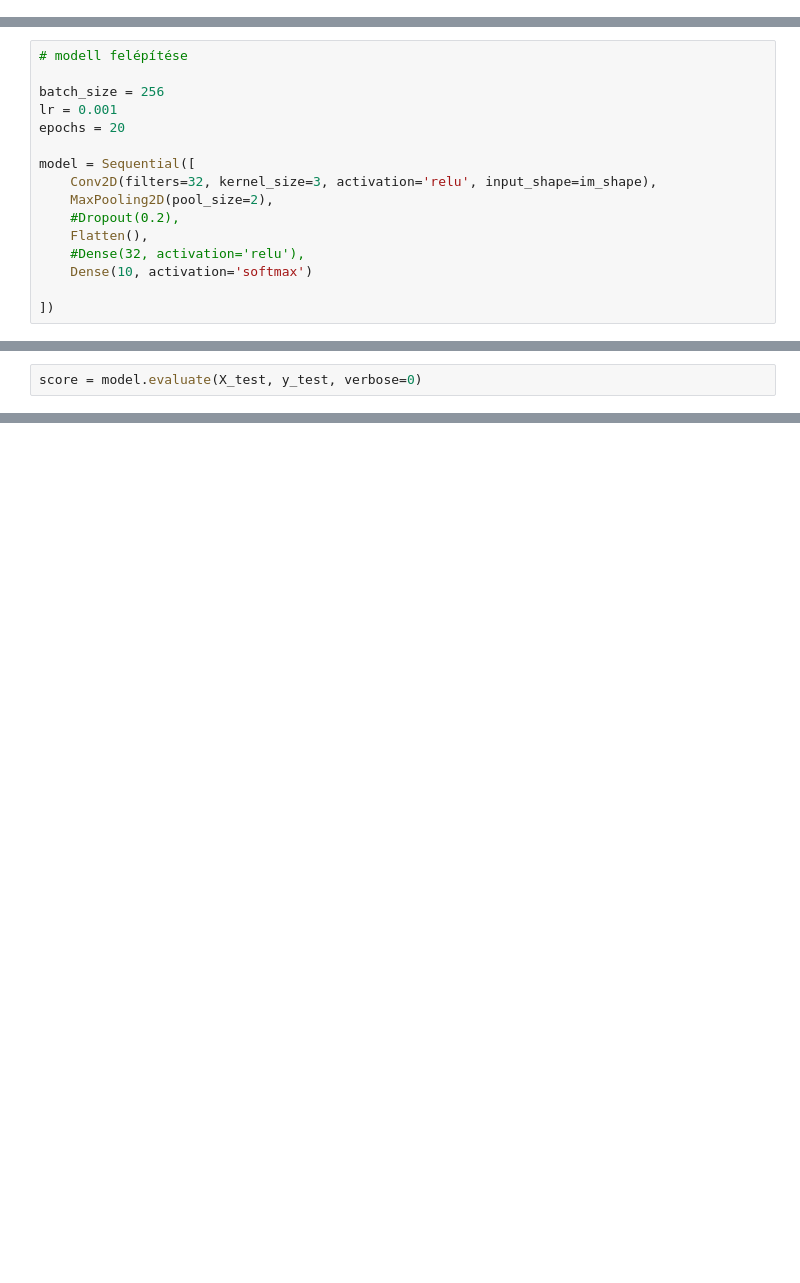
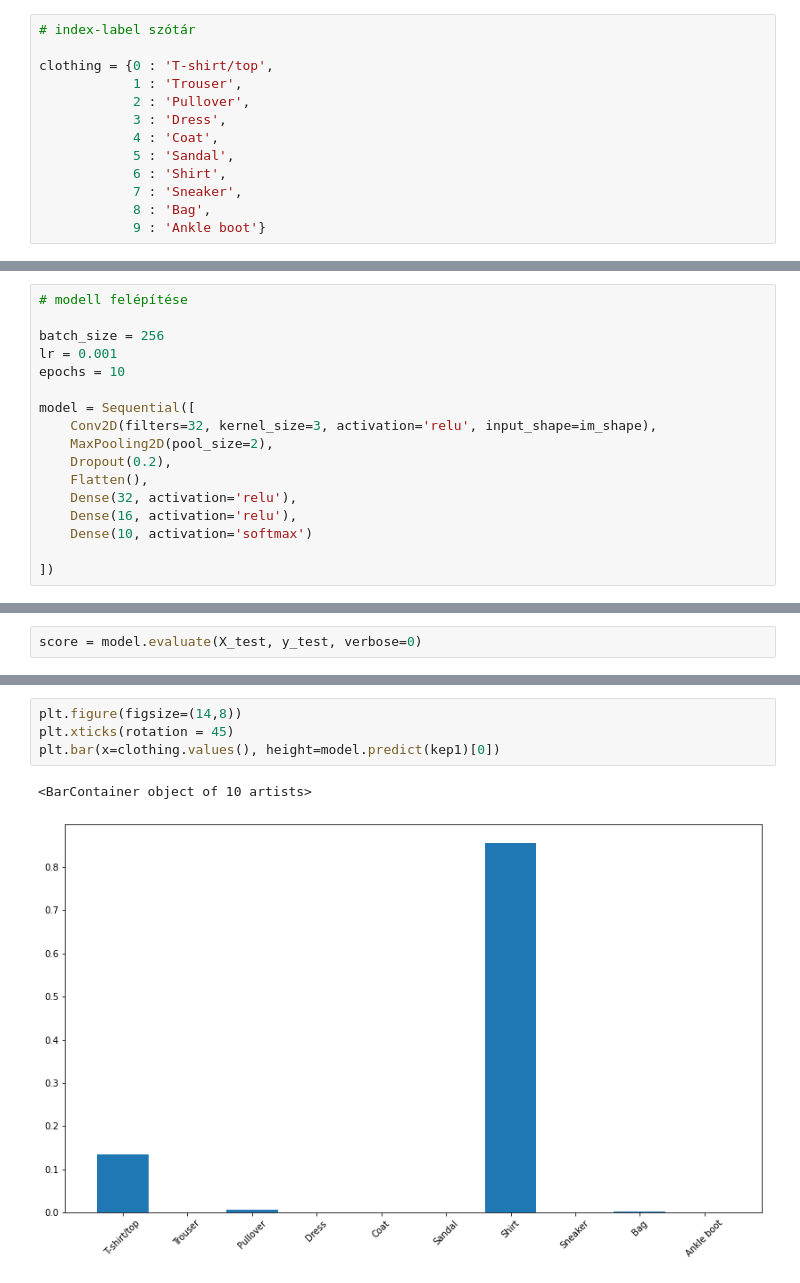
Before and after one commit to bencejuhasz7/fashionmnistcnn, a Jupyter notebook: Fashion MNIST CNN.ipynb, the cells around one changed output, grey strips where cells are left out. Drawn from its saved outputs; the diff is of its cells as text; blank space fills up the shorter version.

```diff
--- a/Fashion MNIST CNN.ipynb
+++ b/Fashion MNIST CNN.ipynb
@@ -38,6 +39,19 @@ train.head()
 | 3 | 0 | 0 | 0 | 0 | 1 | 2 | 0 | 0 | 0 | 0 | ... | ... |
 | 4 | 3 | 0 | 0 | 0 | 0 | 0 | 0 | 0 | 0 | 0 | ... | ... |
 5 rows × 785 columns
+# %%
+# index-label szótár
+
+clothing = {0 : 'T-shirt/top',
+            1 : 'Trouser',
+            2 : 'Pullover',
+            3 : 'Dress',
+            4 : 'Coat',
+            5 : 'Sandal',
+            6 : 'Shirt',
+            7 : 'Sneaker',
+            8 : 'Bag',
+            9 : 'Ankle boot'}
 # %%
 # átalakítás float32-be
 
@@ -80,14 +94,15 @@ plt.imshow(im)
 
 batch_size = 256
 lr = 0.001
-epochs = 20
+epochs = 10
 
 model = Sequential([
     Conv2D(filters=32, kernel_size=3, activation='relu', input_shape=im_shape),
     MaxPooling2D(pool_size=2),
-    #Dropout(0.2),
+    Dropout(0.2),
     Flatten(),
-    #Dense(32, activation='relu'),
+    Dense(32, activation='relu'),
+    Dense(16, activation='relu'),
     Dense(10, activation='softmax')
 
 ])
@@ -134,0 +177,7 @@ score: 0.9062
+# %%
+plt.figure(figsize=(14,8))
+plt.xticks(rotation = 45)
+plt.bar(x=clothing.values(), height=model.predict(kep1)[0])
+# %% [output]
+<BarContainer object of 10 artists>
+[figure, added]
```
Also changed, not shown: parts of 12 cells of this notebook.
